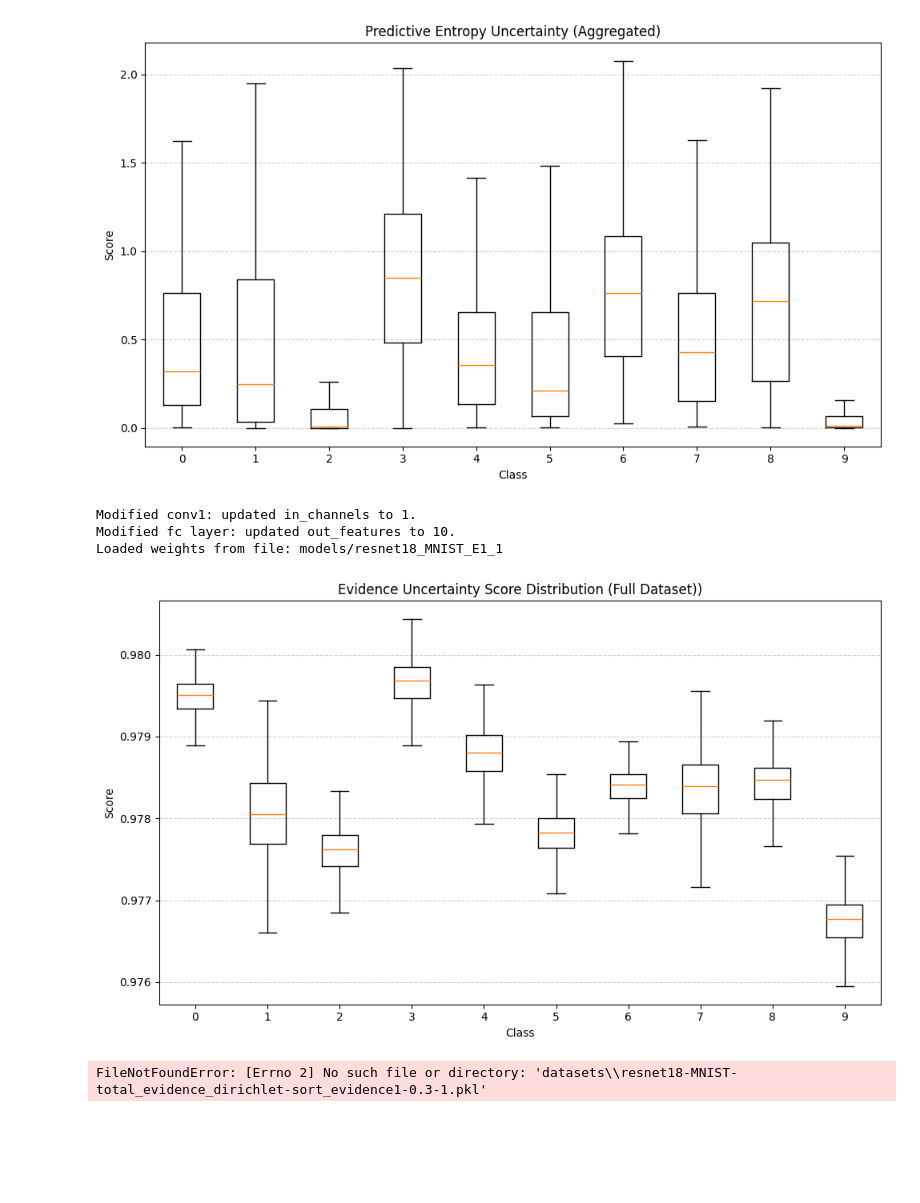
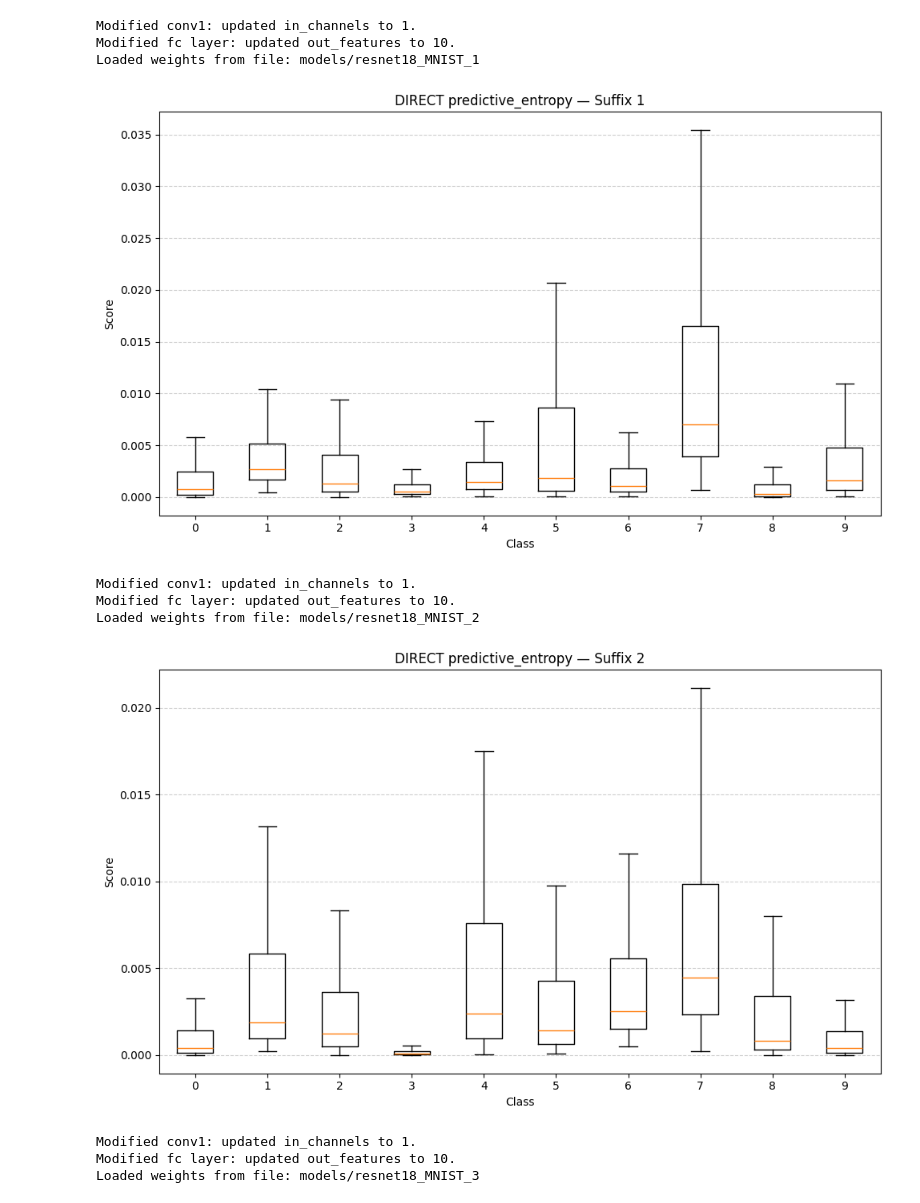
Before and after one commit to ZeyuDeng36/bachelor-project, a Jupyter notebook: distributions.ipynb, the cells around one changed output. Cells and saved outputs as stored; diff of their text form; code cells hidden in the pictures; blank space fills up the shorter version.

Commit message:
fix rate!

```diff
--- a/distributions.ipynb
+++ b/distributions.ipynb
@@ -135,14 +0,0 @@ suffixes = ["1", "2", "3"]
-# %%
-from condensation.sort_entropy import sort_by_predictive_entropy
-
-# Initiate model and trainset
-model_entropy = initiate_model(model_name, dataset_name, "models/resnet18_MNIST_1")
-trainset_entropy, _ = initiate_dataset(dataset_name, model_name)
-
-# Single-run distribution
-dist_entropy = get_scores_distribution(
-    trainset_entropy,
-    model_entropy,
-    sort_by_predictive_entropy
-)
-plot_distribution(dist_entropy, title="Predictive Entropy Uncertainty Score Distribution (Full Dataset))")
@@ -154,37 +0,0 @@ Loaded weights from file: models/resnet18_MNIST_1
-# %%
-from condensation.sort_entropy import sort_by_predictive_entropy
-agg_entropy = load_and_average_distribution(
-    model_name, dataset_name,
-    "predictive_entropy", "top", rate, suffixes,
-    model_entropy, sort_by_predictive_entropy)
-plot_distribution(agg_entropy, title="Predictive Entropy Uncertainty (Aggregated)")
-# %% [output]
-[figure, removed]
-# %%
-from condensation.sort_evidence1 import sort_by_total_evidence_dirichlet
-
-# Initiate model and trainset
-model_evidence = initiate_model(model_name, dataset_name, "models/resnet18_MNIST_E1_1")
-trainset_evidence, _ = initiate_dataset(dataset_name, model_name)
-
-# Single-run distribution
-dist_evidence = get_scores_distribution(
-    trainset_evidence,
-    model_evidence,
-    sort_by_total_evidence_dirichlet
-)
-plot_distribution(dist_evidence, title="Evidence Uncertainty Score Distribution (Full Dataset))")
-# %% [output]
-Modified conv1: updated in_channels to 1.
-Modified fc layer: updated out_features to 10.
-Loaded weights from file: models/resnet18_MNIST_E1_1
-[figure, removed]
-# %%
-agg_evidence = load_and_average_distribution(
-    model_name, dataset_name,
-    "total_evidence_dirichlet", "sort_evidence1", rate, suffixes,
-    model_evidence, sort_by_total_evidence_dirichlet
-)
-plot_distribution(agg_evidence, title="Evidence Epistemic Uncertainty (Aggregated)")
-# %% [output]
-FileNotFoundError: [Errno 2] No such file or directory: 'datasets\\resnet18-MNIST-total_evidence_dirichlet-sort_evidence1-0.3-1.pkl'
@@ -190,0 +142,22 @@ FileNotFoundError: [Errno 2] No such file or directory: 'datasets\\resnet18-MNIS
+# %%
+# Per-suffix only:
+display_uncertainty_distributions(
+    model_name="resnet18",
+    dataset_name="MNIST",
+    keep_fraction=0.9,
+    scoring_name="predictive_entropy",
+    selection_names=["top","bottom","balanced_by_label","median","balanced_by_score1"],
+    plot_average=False
+)
+# %% [output]
+Modified conv1: updated in_channels to 1.
+Modified fc layer: updated out_features to 10.
+Loaded weights from file: models/resnet18_MNIST_1
+[figure, added]
+Modified conv1: updated in_channels to 1.
+Modified fc layer: updated out_features to 10.
+Loaded weights from file: models/resnet18_MNIST_2
+[figure, added]
+Modified conv1: updated in_channels to 1.
+Modified fc layer: updated out_features to 10.
+Loaded weights from file: models/resnet18_MNIST_3
```
Also changed, not shown: parts of 8 cells of this notebook, 3 other files.
